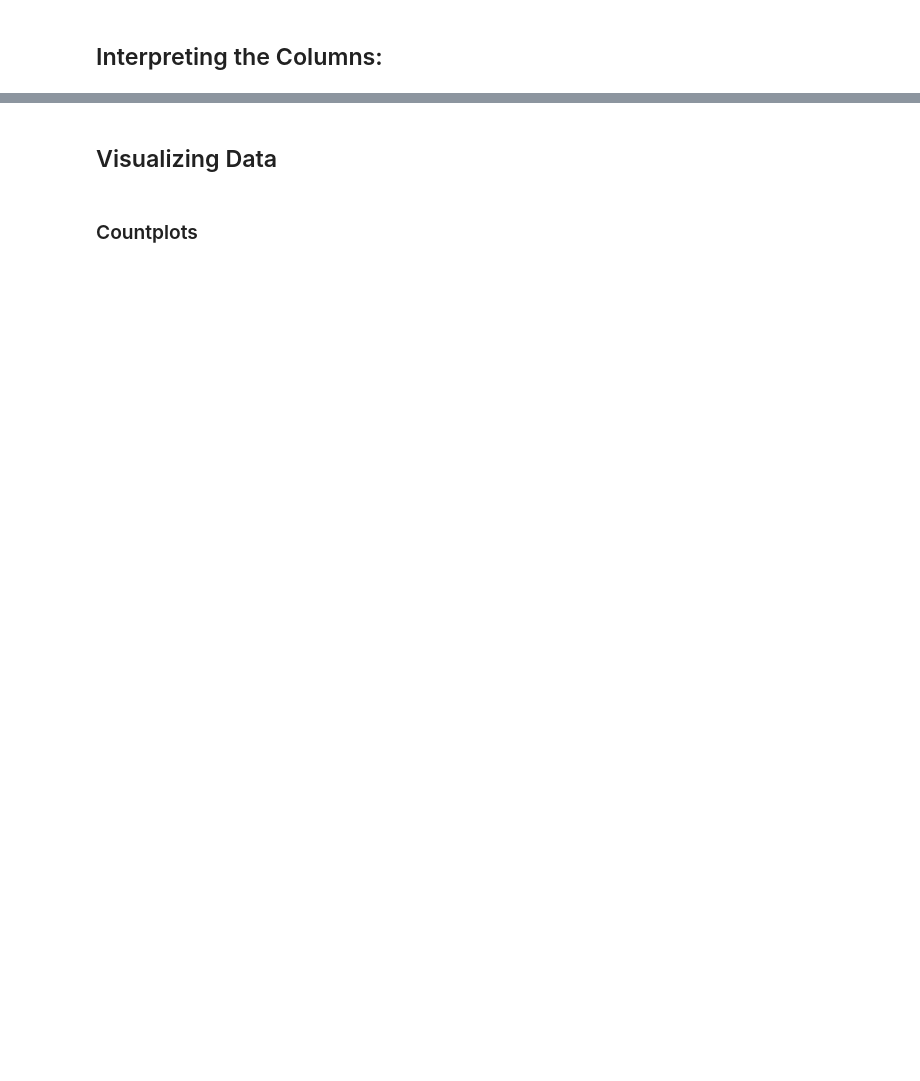
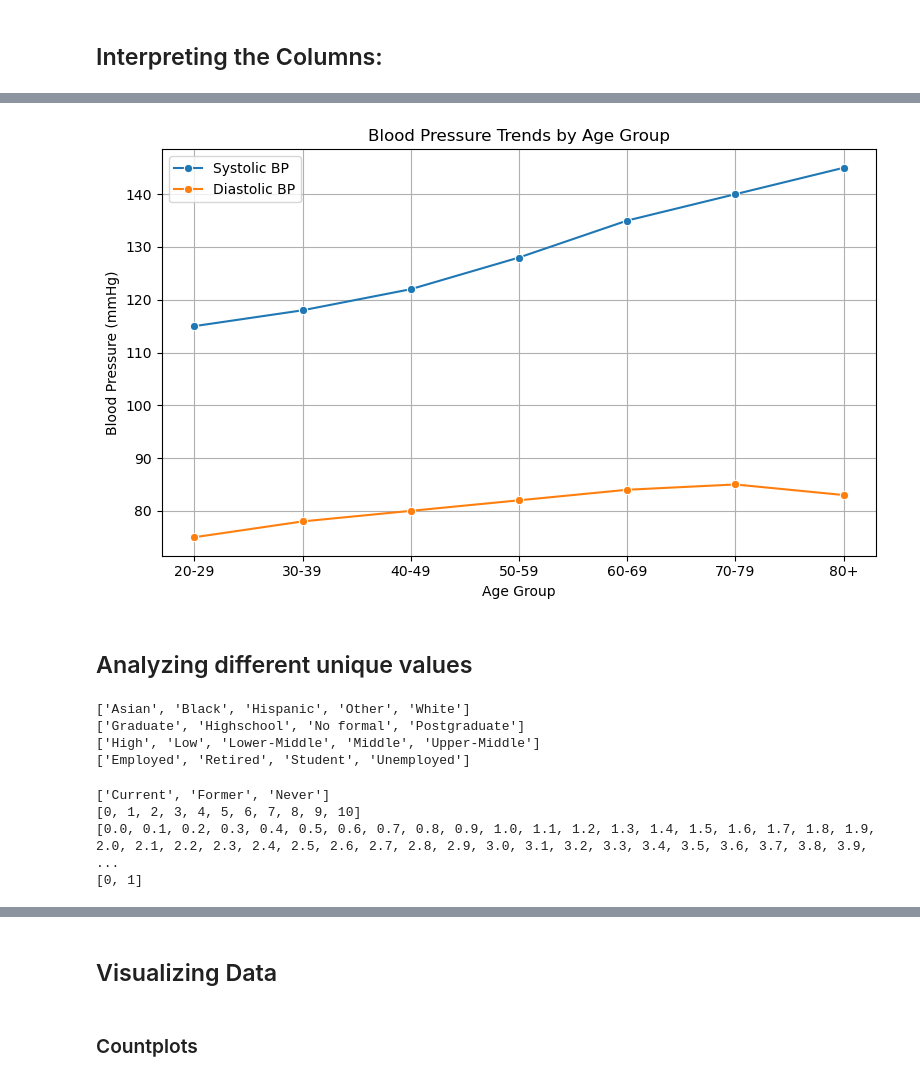
Before and after one commit to BrianP490/Type-2-Classifier, a Jupyter notebook: notebooks/analyze_data.ipynb, the cells around one changed output, grey strips where cells are left out. Drawn from its saved outputs; the diff is of its cells as text; code cells hidden in the pictures; blank space fills up the shorter version.

Commit message:
begin analyzing data

```diff
--- a/notebooks/analyze_data.ipynb
+++ b/notebooks/analyze_data.ipynb
@@ -77,0 +269,26 @@ df.dtypes
+# %%
+# Simulated average blood pressure trends by age group
+data = {
+    'Age Group': ['20-29', '30-39', '40-49', '50-59', '60-69', '70-79', '80+'],
+    'Systolic_BP': [115, 118, 122, 128, 135, 140, 145],
+    'Diastolic_BP': [75, 78, 80, 82, 84, 85, 83]
+}
+
+# Create DataFrame
+df = pd.DataFrame(data)
+
+# Seaborn plot
+plt.figure(figsize=(8, 5))
+sns.lineplot(data=df, x='Age Group', y='Systolic_BP', marker='o', label='Systolic BP')
+sns.lineplot(data=df, x='Age Group', y='Diastolic_BP', marker='o', label='Diastolic BP')
+plt.title('Blood Pressure Trends by Age Group')
+plt.ylabel('Blood Pressure (mmHg)')
+plt.xlabel('Age Group')
+plt.legend()
+plt.grid(True)
+plt.tight_layout()
+plt.show()
+# %% [output]
+[figure, added]
+# %% [markdown]
+## Analyzing different unique values
@@ -77,0 +300,10 @@ df.dtypes
+# %%
+print(ethnicity_df_unique)
+print(education_level_df_unique)
+print(income_level_df_unique)
+print(employment_status_df_unique)
+# %% [output]
+['Asian', 'Black', 'Hispanic', 'Other', 'White']
+['Graduate', 'Highschool', 'No formal', 'Postgraduate']
+['High', 'Low', 'Lower-Middle', 'Middle', 'Upper-Middle']
+['Employed', 'Retired', 'Student', 'Unemployed']
@@ -77,0 +315,10 @@ df.dtypes
+# %%
+print(smoking_status_df_unique)
+print(alcohol_consumption_per_week_df_unique)
+print(diet_score_df_unique)
+print(family_history_diabetes_df_unique)
+# %% [output]
+['Current', 'Former', 'Never']
+[0, 1, 2, 3, 4, 5, 6, 7, 8, 9, 10]
+[0.0, 0.1, 0.2, 0.3, 0.4, 0.5, 0.6, 0.7, 0.8, 0.9, 1.0, 1.1, 1.2, 1.3, 1.4, 1.5, 1.6, 1.7, 1.8, 1.9, 2.0, 2.1, 2.2, 2.3, 2.4, 2.5, 2.6, 2.7, 2.8, 2.9, 3.0, 3.1, 3.2, 3.3, 3.4, 3.5, 3.6, 3.7, 3.8, 3.9, ...
+[0, 1]
```
Also changed, not shown: parts of 30 cells of this notebook, 1 other file.
